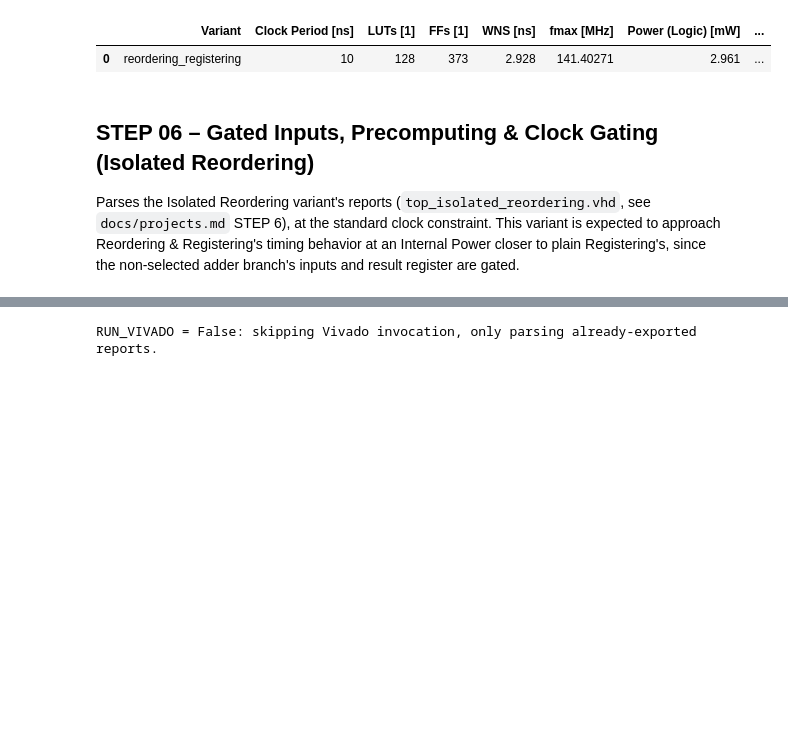
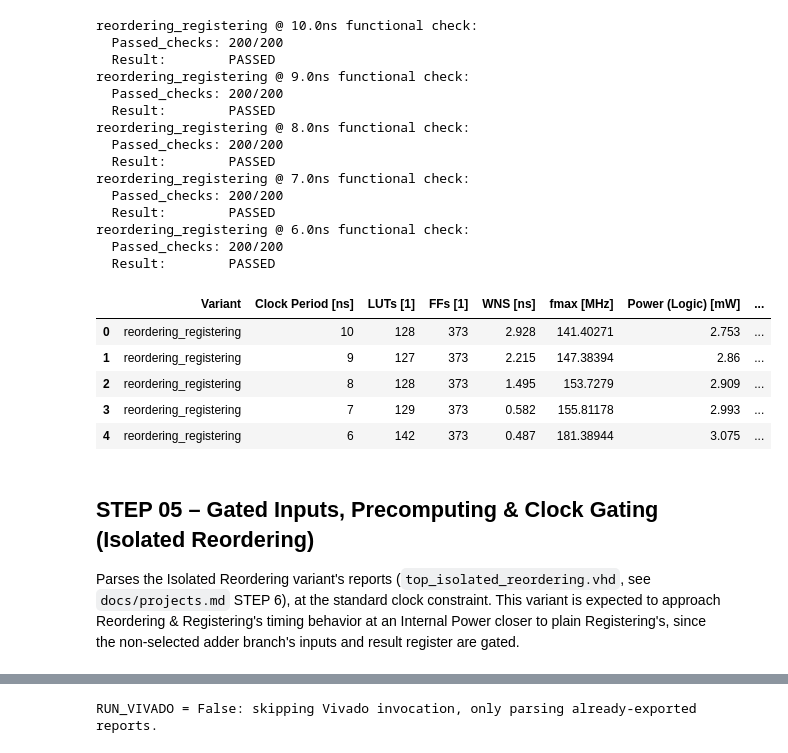
Before and after one commit to XBlayz/Low_power-projects, a Jupyter notebook: notebooks/project-03.ipynb, the cells around one changed output, grey strips where cells are left out. Drawn from its saved outputs; the diff is of its cells as text; code cells hidden in the pictures; blank space fills up the shorter version.

```diff
--- a/notebooks/project-03.ipynb
+++ b/notebooks/project-03.ipynb
@@ -70,7 +70,7 @@ _FALLBACK_VARIANTS = {
     "reordering_registering": {"top_entity": "top_reordering_registering", "vhd_file": "top_reordering_registering.vhd", "report_subfolder": "reordering_registering", "sim_configuration": "cfg_reordering_registering", "pipeline_latency": 4},
     "isolated_reordering":    {"top_entity": "top_isolated_reordering",    "vhd_file": "top_isolated_reordering.vhd",    "report_subfolder": "isolated_reordering",    "sim_configuration": "cfg_isolated_reordering",    "pipeline_latency": 4},
 }
-CLOCK_CAMPAIGNS = [10.0]
+CLOCK_CAMPAIGNS = [10.0, 9.0, 8.0, 7.0, 6.0]
 
 RENAME_DICT = {
         "variant":              "Variant",
@@ -234,14 +234,20 @@ def _parse_power_report(path: Path) -> dict[str, Optional[float]]:
 def _parse_simulation_log(path: Path) -> dict:
     if not path.exists():
         return {"checks": None, "errors": None, "passed": None}
+
     text = path.read_text(errors="ignore")
-    checks_match = re.search(r"TB_TOP:\s*(\d+)\s*checks,\s*(\d+)\s*errors", text)
-    passed_flag = "TB_TOP: PASS" in text
-    failed_flag = "TB_TOP: FAIL" in text
+
+    # Aggiornato per cercare esattamente il nuovo formato "[TB] X checks, Y errors"
+    checks_match = re.search(r"\[TB\]\s*(\d+)\s*checks,\s*(\d+)\s*errors", text)
+
+    # Valuta la presenza dei nuovi flag
+    passed_flag = "[TB] PASS" in text
+    failed_flag = "[TB] FAIL" in text
+
     return {
-        "checks": int(checks_match.group(1)) if checks_match else None,
-        "errors": int(checks_match.group(2)) if checks_match else None,
-        "passed": (passed_flag if (passed_flag or failed_flag) else None),
+        "checks": int(checks_match.group(1)) if checks_match else 0,
+        "errors": int(checks_match.group(2)) if checks_match else 0,
+        "passed": (passed_flag if (passed_flag or failed_flag) else False),
     }
 
 
@@ -251,7 +257,7 @@ def _collect_variant_metrics(variant_name: str, clk_period_ns: float) -> Optiona
     Parses every report for (variant_name, clk_period_ns) into a single
     flat dict, or returns None if the reports have not been generated yet.
     """
-    report_subfolder = VARIANTS[variant_name]["report_subfolder"]
+    report_subfolder = f"{variant_name}_{clk_period_ns:.1f}"
     reports_dir = REPORTS_ROOT / report_subfolder
 
     util_path   = reports_dir / "utilization.rpt"
@@ -579,29 +631,42 @@ Parses the Registering & Reordering variant's reports
 (`top_reordering_registering.vhd`, see `docs/projects.md` STEP 5), at the
 standard clock constraint.
 # %%
-# --- STEP 05.1: COLLECT REORDERING & REGISTERING METRICS ---
+# --- STEP 04: COLLECT REORDERING+REGISTERING METRICS ---
 
-reordering_registering_metrics = _collect_variant_metrics("reordering_registering", CLOCK_CAMPAIGNS[0])
-
-if reordering_registering_metrics is None:
-    print(f"Reports not found for 'reordering_registering' @ {CLOCK_CAMPAIGNS[0]}ns.")
-    df_reordering_registering = pd.DataFrame()
-else:
-    df_reordering_registering = pd.DataFrame([reordering_registering_metrics])
+reordering_registering_metrics = _run_step("reordering_registering")
 
 _summary_display(
     _transform_dataframe(
-        df_reordering_registering,
+        reordering_registering_metrics,
         rename_dict=RENAME_DICT
     ),
-    n_head=1,
+    n_head=len(reordering_registering_metrics),
     n_tail=-1
 )
 # %% [output]
+reordering_registering @ 10.0ns functional check:
+  Passed_checks: 200/200
+  Result:        PASSED
+reordering_registering @ 9.0ns functional check:
+  Passed_checks: 200/200
+  Result:        PASSED
+reordering_registering @ 8.0ns functional check:
+  Passed_checks: 200/200
+  Result:        PASSED
+reordering_registering @ 7.0ns functional check:
+  Passed_checks: 200/200
+  Result:        PASSED
+reordering_registering @ 6.0ns functional check:
+  Passed_checks: 200/200
+  Result:        PASSED
 |  | Variant | Clock Period [ns] | LUTs [1] | FFs [1] | WNS [ns] | fmax [MHz] | Power (Logic) [mW] | ... |
-| 0 | reordering_registering | 10 | 128 | 373 | 2.928 | 141.40271 | 2.961 | ... |
+| 0 | reordering_registering | 10 | 128 | 373 | 2.928 | 141.40271 | 2.753 | ... |
+| 1 | reordering_registering | 9 | 127 | 373 | 2.215 | 147.38394 | 2.86 | ... |
+| 2 | reordering_registering | 8 | 128 | 373 | 1.495 | 153.7279 | 2.909 | ... |
+| 3 | reordering_registering | 7 | 129 | 373 | 0.582 | 155.81178 | 2.993 | ... |
+| 4 | reordering_registering | 6 | 142 | 373 | 0.487 | 181.38944 | 3.075 | ... |
 # %% [markdown]
-## STEP 06 – Gated Inputs, Precomputing & Clock Gating (Isolated Reordering)
+## STEP 05 – Gated Inputs, Precomputing & Clock Gating (Isolated Reordering)
 
 Parses the Isolated Reordering variant's reports
 (`top_isolated_reordering.vhd`, see `docs/projects.md` STEP 6), at the
```
Also changed, not shown: parts of 23 cells of this notebook.
